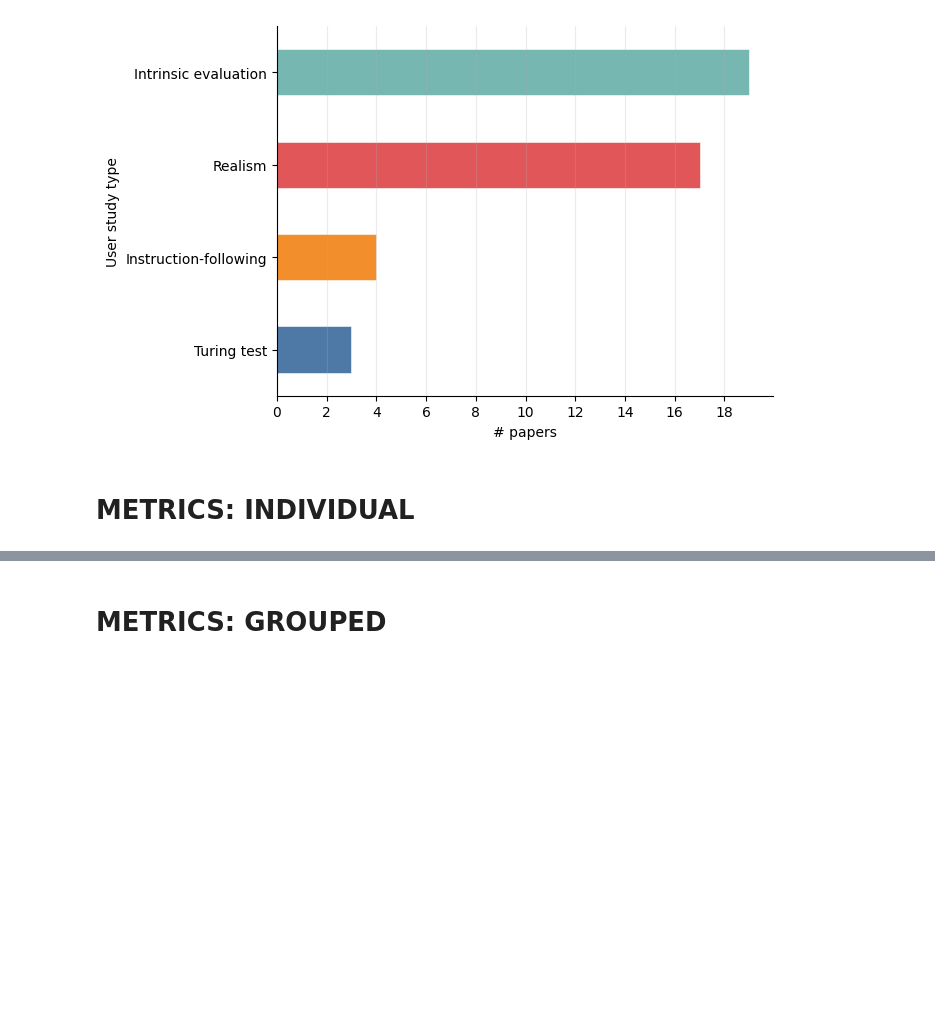
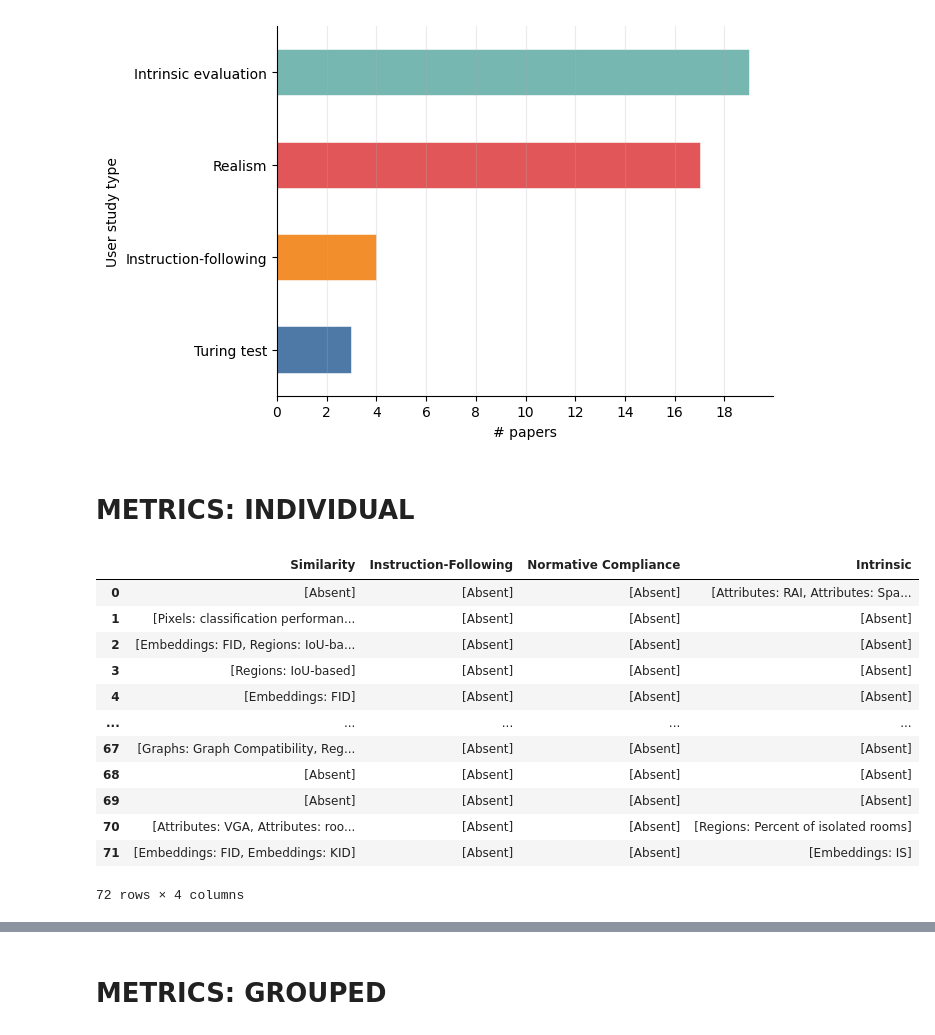
Before and after one commit to gal-dmitry/SystematicReview, a Jupyter notebook: SYNTHESIS.ipynb, the cells around one changed output, grey strips where cells are left out. Saved outputs shown, nothing was run; the diff lists cells and outputs as text; code cells hidden in the pictures; blank space fills up the shorter version.

Commit message:
quantitative metrics: correct count

```diff
--- a/SYNTHESIS.ipynb
+++ b/SYNTHESIS.ipynb
@@ -1849,3 +1849,19 @@ plot_user_studies(df)
 [figure]
 # %% [markdown]
 # METRICS: INDIVIDUAL
+# %%
+df_metrics
+# %% [output]
+|  | Similarity | Instruction-Following | Normative Compliance | Intrinsic |
+| 0 | [Absent] | [Absent] | [Absent] | [Attributes: RAI, Attributes: Spa... |
+| 1 | [Pixels: classification performan... | [Absent] | [Absent] | [Absent] |
+| 2 | [Embeddings: FID, Regions: IoU-ba... | [Absent] | [Absent] | [Absent] |
+| 3 | [Regions: IoU-based] | [Absent] | [Absent] | [Absent] |
+| 4 | [Embeddings: FID] | [Absent] | [Absent] | [Absent] |
+| ... | ... | ... | ... | ... |
+| 67 | [Graphs: Graph Compatibility, Reg... | [Absent] | [Absent] | [Absent] |
+| 68 | [Absent] | [Absent] | [Absent] | [Absent] |
+| 69 | [Absent] | [Absent] | [Absent] | [Absent] |
+| 70 | [Attributes: VGA, Attributes: roo... | [Absent] | [Absent] | [Regions: Percent of isolated rooms] |
+| 71 | [Embeddings: FID, Embeddings: KID] | [Absent] | [Absent] | [Embeddings: IS] |
+72 rows × 4 columns
```
Also changed, not shown: parts of 20 cells of this notebook, 2 other files.
